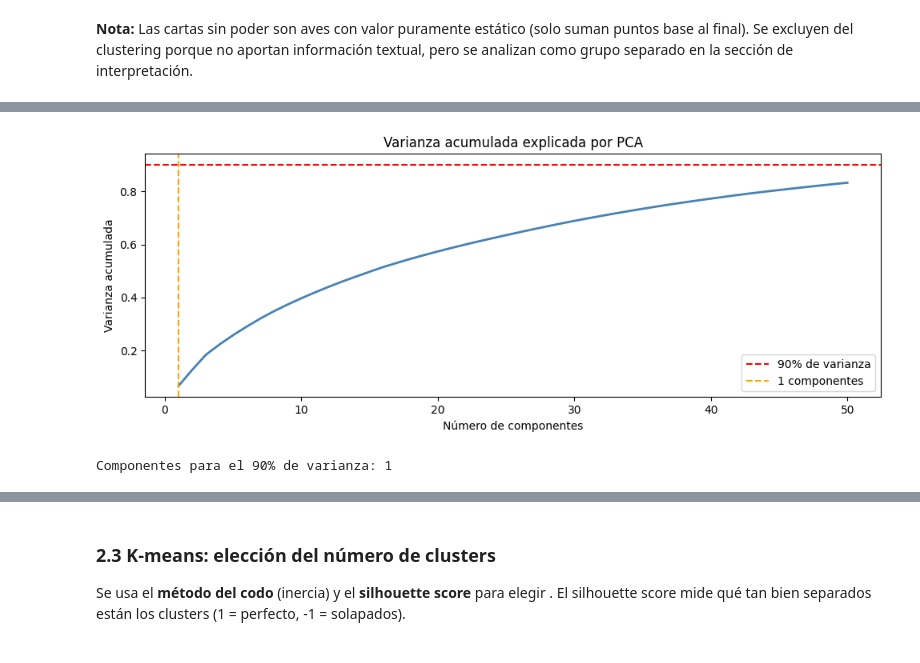
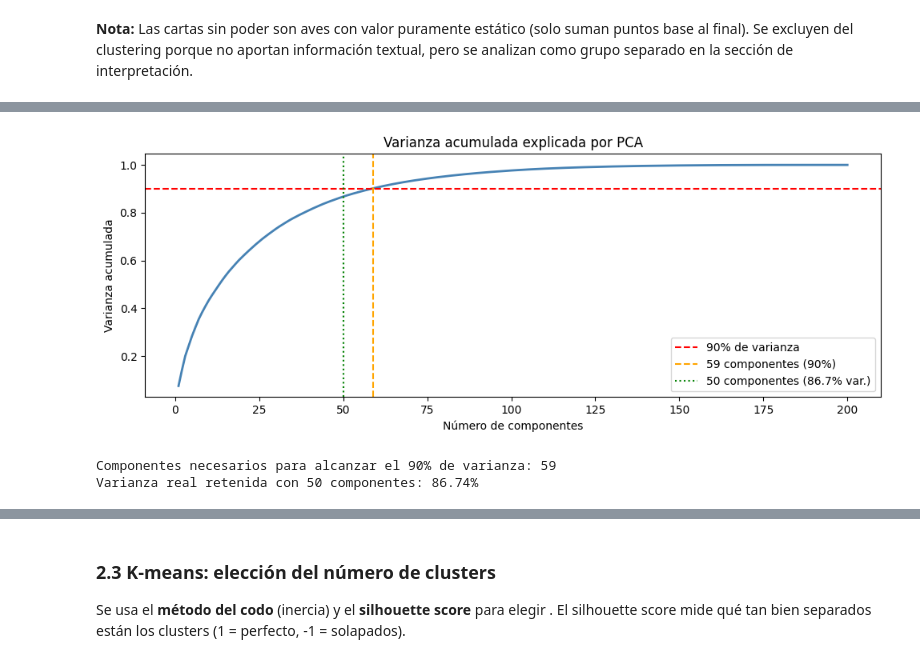
Before and after one commit to marce8881/wingspan-ml, a Jupyter notebook: notebooks/wingspan_analysis.ipynb, the cells around one changed output, grey strips where cells are left out. Drawn from its saved outputs; the diff is of its cells as text; code cells hidden in the pictures.

```diff
--- a/notebooks/wingspan_analysis.ipynb
+++ b/notebooks/wingspan_analysis.ipynb
@@ -131,12 +151,10 @@ from collections import Counter
 
 # Palabras vacías a ignorar (stop words del dominio)
 stop_words = {
-    'the', 'a', 'an', 'this', 'that', 'of', 'in', 'on', 'to', 'from',
-    'for', 'with', 'or', 'and', 'if', 'you', 'your', 'may', 'can',
-    'bird', 'birds', 'card', 'cards', 'all', 'any', 'each', 'is', 'it',
-    'its', 'at', 'than', 'then', 'when', 'do', 'not', 'has', 'have',
-    'no', 'are', 'be', 'as', 'up', 'per', 'turn', 'other', 'another'
-}
+      'the', 'a', 'an', 'this', 'that', 'of', 'in', 'on', 'to', 'from',
+      'for', 'with', 'and', 'you', 'your', 'it', 'its', 'at', 'than',
+      'then', 'is', 'are', 'be', 'as', 'up', 'per'
+  }
 
 all_words = []
 for text in df['Power text'].dropna():
@@ -147,7 +165,7 @@ top_words = Counter(all_words).most_common(20)
 words, counts = zip(*top_words)
 
 fig, ax = plt.subplots(figsize=(12, 5))
-ax.barh(list(reversed(words)), list(reversed(counts)), color='teal')
+ax.barh(list(reversed(words)), list(reversed(counts)), color='lightblue')
 ax.set_title('Palabras más frecuentes en los textos de poder (top 20)')
 ax.set_xlabel('Frecuencia')
 plt.tight_layout()
@@ -220,7 +251,7 @@ from sklearn.feature_extraction.text import TfidfVectorizer
 
 tfidf = TfidfVectorizer(
     max_features=200,
-    ngram_range=(1, 2),
+    ngram_range=(1, 3),
     min_df=3,
     sublinear_tf=True
 )
@@ -229,8 +260,8 @@ X_tfidf = tfidf.fit_transform(df_con_poder['power_clean'])
 
 print(f'Matriz TF-IDF: {X_tfidf.shape}')
 print(f'  {X_tfidf.shape[0]} cartas x {X_tfidf.shape[1]} términos')
-print('Primeros 20 términos del vocabulario:')
-print(tfidf.get_feature_names_out()[:20])
+print('Primeros 30 términos del vocabulario:')
+print(tfidf.get_feature_names_out()[:30])
 # %% [output]
 Matriz TF-IDF: (701, 200)
   701 cartas x 200 términos
@@ -249,27 +289,47 @@ Con 200 dimensiones no se puede visualizar directamente. Se aplican dos técnica
 # %%
 from sklearn.decomposition import PCA
-from sklearn.manifold import TSNE
+import matplotlib.pyplot as plt
 
-# PCA: reducir a 50 componentes
-pca = PCA(n_components=50, random_state=RANDOM_STATE)
-X_pca = pca.fit_transform(X_tfidf.toarray())
+## Exploración...
+pca_completo = PCA(random_state=RANDOM_STATE)
+pca_completo.fit(X_tfidf.toarray())
 
-varianza_acumulada = pca.explained_variance_ratio_.cumsum()
+varianza_acumulada = pca_completo.explained_variance_ratio_.cumsum()
+
 componentes_90 = (varianza_acumulada >= 0.90).argmax() + 1
+varianza_50 = varianza_acumulada[49] # Índice 49 corresponde a 50 componentes
 
+### Gráfica
 fig, ax = plt.subplots(figsize=(10, 4))
-ax.plot(range(1, 51), varianza_acumulada, color='steelblue', linewidth=2)
+
+# Línea de la curva de varianza
+ax.plot(range(1, len(varianza_acumulada) + 1), varianza_acumulada, color='steelblue', linewidth=2)
+
+# Línea del objetivo del 90%
 ax.axhline(0.90, color='red', linestyle='--', label='90% de varianza')
+
+# Línea vertical donde realmente se alcanza el 90%
 ax.axvline(componentes_90, color='orange', linestyle='--',
-           label=f'{componentes_90} componentes')
+           label=f'{componentes_90} componentes (90%)')
+
+# Línea vertical para tu límite original de 50 componentes
+ax.axvline(50, color='green', linestyle=':',
+           label=f'50 componentes ({varianza_50:.1%} var.)')
+
 ax.set_title('Varianza acumulada explicada por PCA')
 ax.set_xlabel('Número de componentes')
 ax.set_ylabel('Varianza acumulada')
 ax.legend()
 plt.tight_layout()
 plt.show()
 
-print(f'Componentes para el 90% de varianza: {componentes_90}')
+
+print(f'Componentes necesarios para alcanzar el 90% de varianza: {componentes_90}')
+print(f'Varianza real retenida con 50 componentes: {varianza_50:.2%}')
+
+## Decisión...
+X_pca = PCA(n_components=50, random_state=RANDOM_STATE).fit_transform(X_tfidf.toarray())
 # %% [output]
-[figure, old version]
+[figure, new version]
-Componentes para el 90% de varianza: 1
+Componentes necesarios para alcanzar el 90% de varianza: 59
+Varianza real retenida con 50 componentes: 86.74%
```
Also changed, not shown: parts of 40 cells of this notebook.
